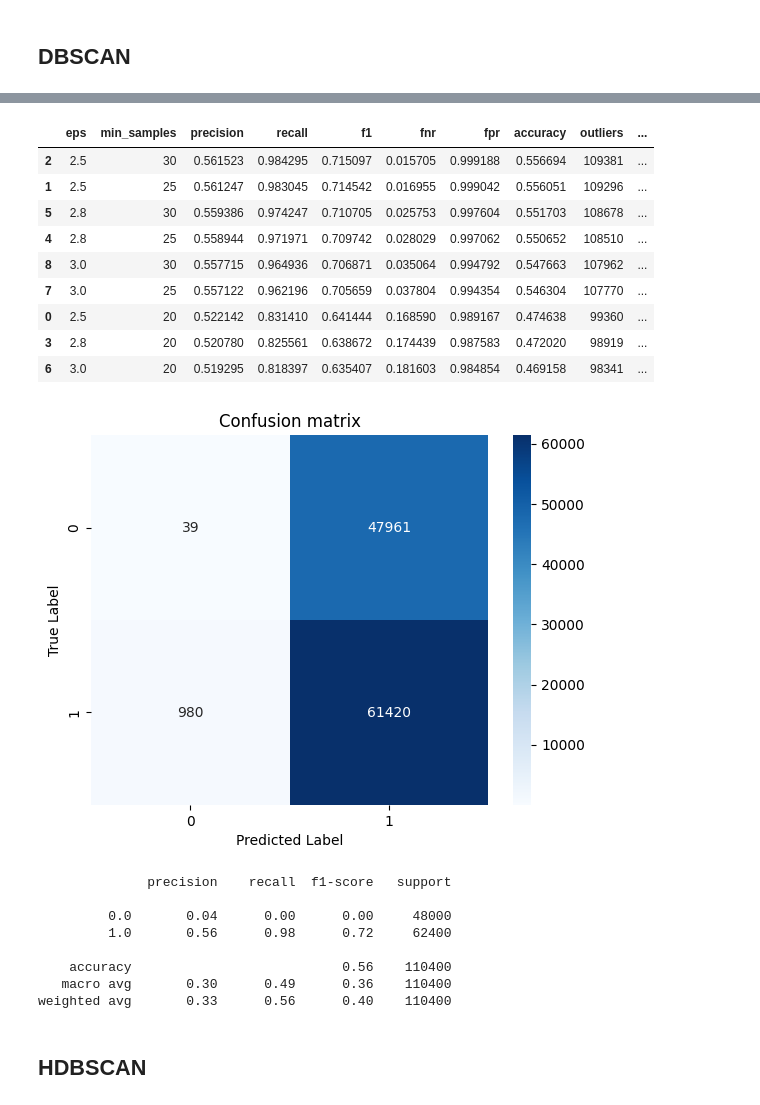
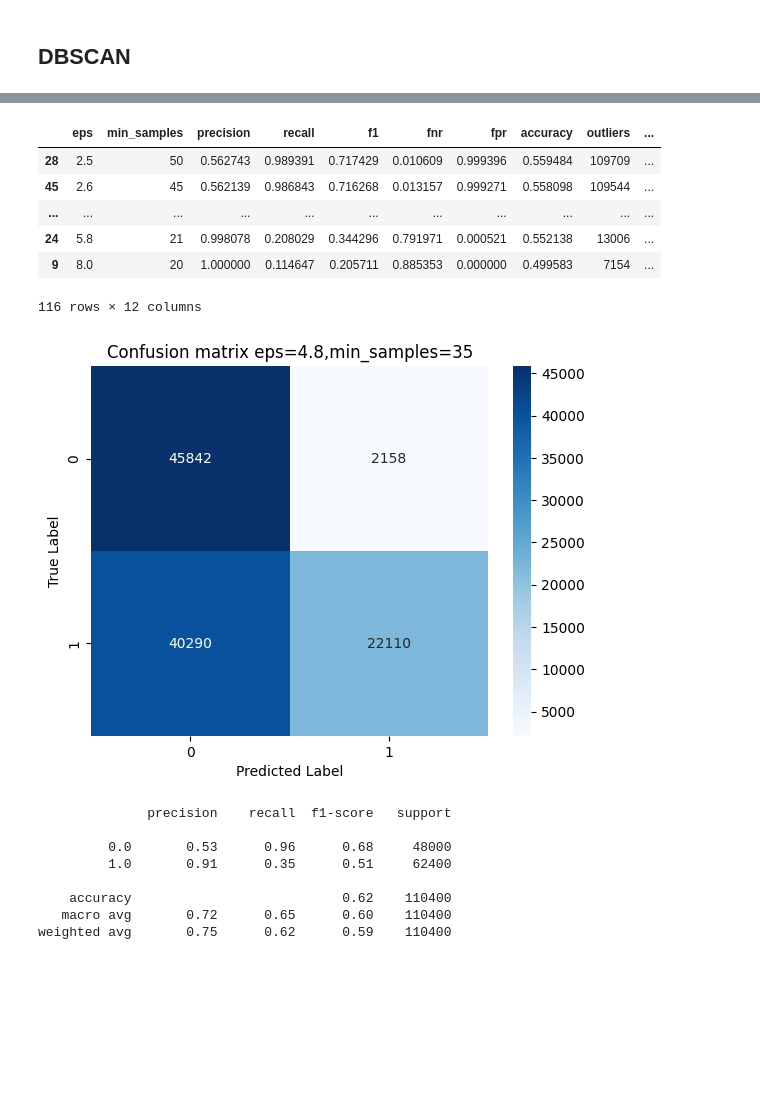
Before and after one commit to flod1n/R7022E-AI-in-processindustry-and-automation, a Jupyter notebook: Lab2_unsupervised/task2.ipynb, the cells around one changed output, grey strips where cells are left out. Saved outputs shown, nothing was run; the diff lists cells and outputs as text; code cells hidden in the pictures; blank space fills up the shorter version.

```diff
--- a/Lab2_unsupervised/task2.ipynb
+++ b/Lab2_unsupervised/task2.ipynb
@@ -180,8 +188,9 @@ from sklearn.cluster import DBSCAN
 import json
 from sklearn.metrics import confusion_matrix, accuracy_score
 
-eps_values = [8,9,10,11,12]
-min_samples_list = [20, 25, 30]
+eps_values = np.arange(4.8 ,5.2, 0.1)
+
+min_samples_list = []
 loop_counter=0
 total_loops = len(eps_values) * len(min_samples_list)
 
@@ -228,48 +255,40 @@ for eps in eps_values:
 # %%
 results_df = pd.read_json('DBscan_results.jsonl',lines=True)
-top5 = results_df.sort_values(
-    by=["f1", "recall", "precision"],
-    ascending=False
-).head(10)
-
-top5.iloc[:,:10]
+pd.set_option('display.max_rows', 5)
+results_df.iloc[:,:].sort_values(by=["f1"], ascending=False)
 # %% [output]
 |  | eps | min_samples | precision | recall | f1 | fnr | fpr | accuracy | outliers | ... |
-| 2 | 2.5 | 30 | 0.561523 | 0.984295 | 0.715097 | 0.015705 | 0.999188 | 0.556694 | 109381 | ... |
-| 1 | 2.5 | 25 | 0.561247 | 0.983045 | 0.714542 | 0.016955 | 0.999042 | 0.556051 | 109296 | ... |
-| 5 | 2.8 | 30 | 0.559386 | 0.974247 | 0.710705 | 0.025753 | 0.997604 | 0.551703 | 108678 | ... |
-| 4 | 2.8 | 25 | 0.558944 | 0.971971 | 0.709742 | 0.028029 | 0.997062 | 0.550652 | 108510 | ... |
-| 8 | 3.0 | 30 | 0.557715 | 0.964936 | 0.706871 | 0.035064 | 0.994792 | 0.547663 | 107962 | ... |
-| 7 | 3.0 | 25 | 0.557122 | 0.962196 | 0.705659 | 0.037804 | 0.994354 | 0.546304 | 107770 | ... |
-| 0 | 2.5 | 20 | 0.522142 | 0.831410 | 0.641444 | 0.168590 | 0.989167 | 0.474638 | 99360 | ... |
-| 3 | 2.8 | 20 | 0.520780 | 0.825561 | 0.638672 | 0.174439 | 0.987583 | 0.472020 | 98919 | ... |
-| 6 | 3.0 | 20 | 0.519295 | 0.818397 | 0.635407 | 0.181603 | 0.984854 | 0.469158 | 98341 | ... |
+| 28 | 2.5 | 50 | 0.562743 | 0.989391 | 0.717429 | 0.010609 | 0.999396 | 0.559484 | 109709 | ... |
+| 45 | 2.6 | 45 | 0.562139 | 0.986843 | 0.716268 | 0.013157 | 0.999271 | 0.558098 | 109544 | ... |
+| ... | ... | ... | ... | ... | ... | ... | ... | ... | ... | ... |
+| 24 | 5.8 | 21 | 0.998078 | 0.208029 | 0.344296 | 0.791971 | 0.000521 | 0.552138 | 13006 | ... |
+| 9 | 8.0 | 20 | 1.000000 | 0.114647 | 0.205711 | 0.885353 | 0.000000 | 0.499583 | 7154 | ... |
+116 rows × 12 columns
 # %%
 from sklearn.metrics import classification_report, confusion_matrix
+import seaborn as sns
 
-y_pred = results_df.loc[2, "y_pred"]
+row = 95
+y_pred = results_df.loc[row, "y_pred"]
 cm2 = confusion_matrix(y_test, y_pred)
-labels = results_df.loc[2,"db_labels"]
-
-outliers = labels == -1
-normal = labels != -1
+labels = results_df.loc[row,"db_labels"]
+eps = results_df.loc[row,"eps"]
+min_samples = results_df.loc[row,"min_samples"]
 
 sns.heatmap(cm2, annot=True, fmt='d', cmap='Blues')
-plt.title("Confusion matrix")
+plt.title(f"Confusion matrix eps={eps},min_samples={min_samples}")
 plt.xlabel("Predicted Label")
 plt.ylabel("True Label")
 plt.show()
 
 print(classification_report(y_test, y_pred))
 # %% [output]
-[figure, old version]
+[figure, new version]
               precision    recall  f1-score   support
 
-         0.0       0.04      0.00      0.00     48000
-         1.0       0.56      0.98      0.72     62400
+         0.0       0.53      0.96      0.68     48000
+         1.0       0.91      0.35      0.51     62400
 
-    accuracy                           0.56    110400
-   macro avg       0.30      0.49      0.36    110400
-weighted avg       0.33      0.56      0.40    110400
+    accuracy                           0.62    110400
+   macro avg       0.72      0.65      0.60    110400
+weighted avg       0.75      0.62      0.59    110400
-# %% [markdown]
-## HDBSCAN
```
Also changed, not shown: parts of 19 cells of this notebook, 5 other files.
